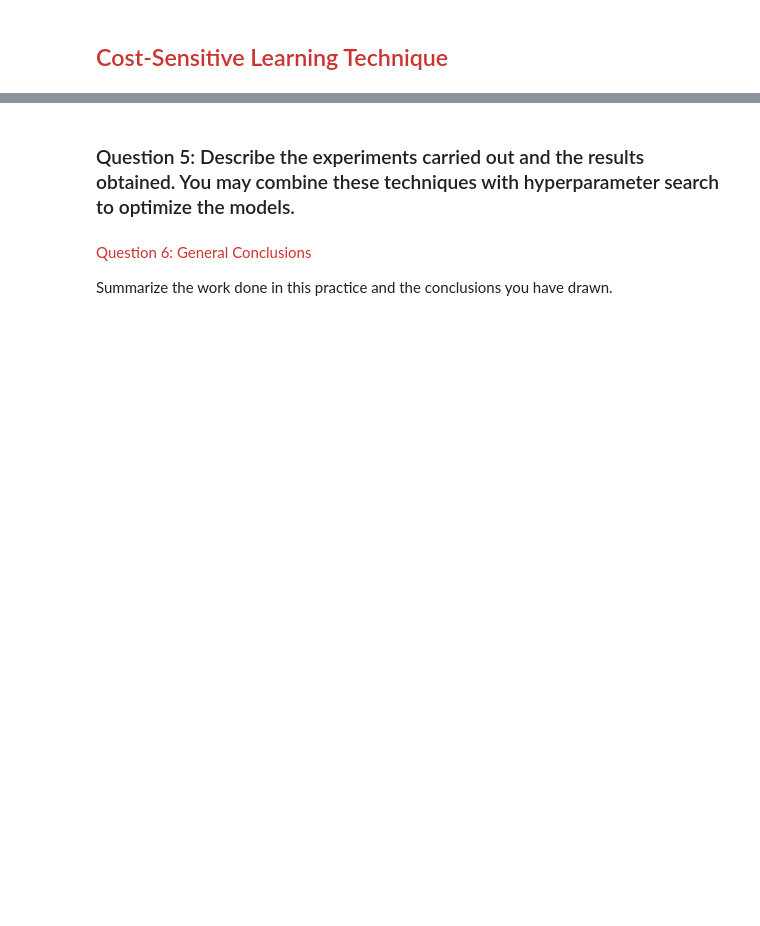
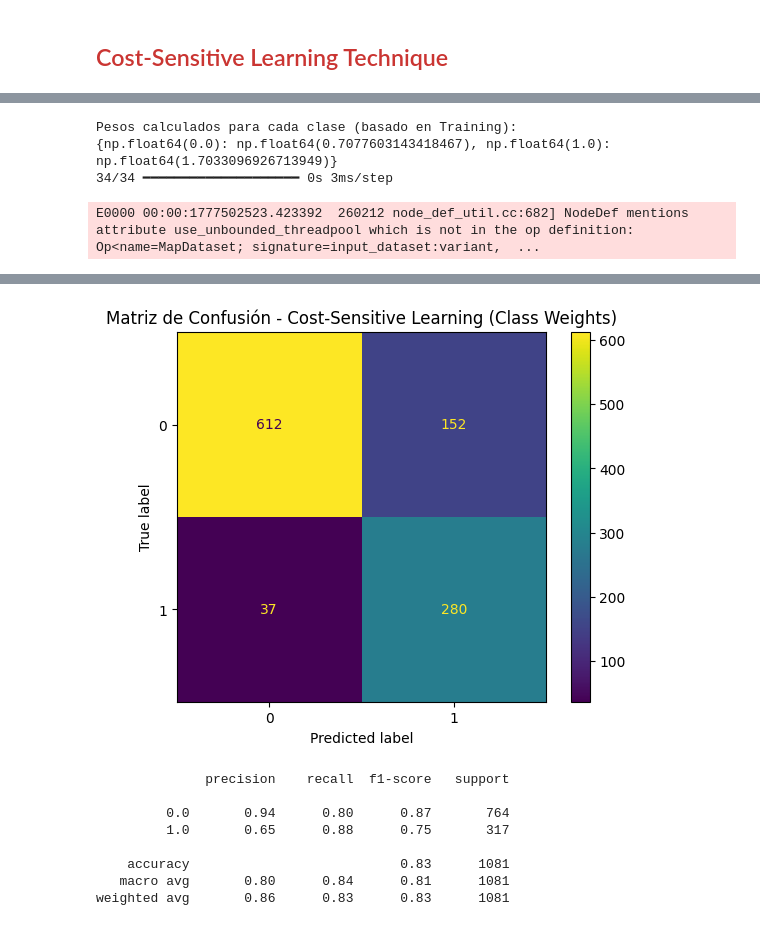
Before and after one commit to ignaciogh33/Neuro, a Jupyter notebook: p3/Neuro_P3_enunciado_2025_2026.ipynb, the cells around one changed output, grey strips where cells are left out. Cells and saved outputs as stored; diff of their text form; code cells hidden in the pictures; blank space fills up the shorter version.

```diff
--- a/p3/Neuro_P3_enunciado_2025_2026.ipynb
+++ b/p3/Neuro_P3_enunciado_2025_2026.ipynb
@@ -683,7 +805,8 @@ from keras.callbacks import EarlyStopping
 # Calculamos los pesos dinámicamente según la proporción inversa de frecuencias
 # utilizando estrictamente el conjunto de entrenamiento (y_train)
 classes = np.unique(y_train)
-weights = compute_class_weight(class_weight='balanced', classes=classes, y=y_train)
+weights = compute_class_weight(
+    class_weight='balanced', classes=classes, y=y_train)
 class_weight_dict = dict(zip(classes, weights))
 
 print("Pesos calculados para cada clase (basado en Training):")
@@ -692,11 +815,13 @@ print(class_weight_dict)
 # Construimos una red neuronal nueva utilizando la mejor configuración hiperparamétrica encontrada
 nn_cw = tuner.hypermodel.build(best_hp)
 
-stop_early_cw = EarlyStopping(monitor='val_PRC', patience=10, mode='max', restore_best_weights=True)
+stop_early_cw = EarlyStopping(
+    monitor='val_PRC', patience=10, mode='max', restore_best_weights=True)
 
 # Entrenamos con los sets originales (x_train, y_train) pesados y validamos con originales
 history_cw = nn_cw.fit(x_train, y_train, epochs=150, verbose=0,
-                       class_weight=class_weight_dict, validation_data=(x_val, y_val),
+                       class_weight=class_weight_dict, validation_data=(
+                           x_val, y_val),
                        callbacks=[stop_early_cw])
 
 y_pred_cw = nn_cw.predict(x_val)
@@ -708,3 +833,8 @@ plt.title("Matriz de Confusión - Cost-Sensitive Learning (Class Weights)")
 plt.show()
 
 print(classification_report(y_val, y_pred_cw))
+# %% [output]
+Pesos calculados para cada clase (basado en Training):
+{np.float64(0.0): np.float64(0.7077603143418467), np.float64(1.0): np.float64(1.7033096926713949)}
+34/34 ━━━━━━━━━━━━━━━━━━━━ 0s 3ms/step
+E0000 00:00:1777502523.423392  260212 node_def_util.cc:682] NodeDef mentions attribute use_unbounded_threadpool which is not in the op definition: Op<name=MapDataset; signature=input_dataset:variant,  ...
@@ -711,6 +842,9 @@ print(classification_report(y_val, y_pred_cw))
+[figure, added]
+              precision    recall  f1-score   support
+
+         0.0       0.94      0.80      0.87       764
+         1.0       0.65      0.88      0.75       317
+
+    accuracy                           0.83      1081
+   macro avg       0.80      0.84      0.81      1081
+weighted avg       0.86      0.83      0.83      1081
-# %% [markdown]
-### Question 5: Describe the experiments carried out and the results obtained. You may combine these techniques with hyperparameter search to optimize the models.
-# %% [markdown]
-<font color="#CA3532">Question 6: General Conclusions</font>
-
-Summarize the work done in this practice and the conclusions you have drawn.
```
Also changed, not shown: parts of 23 cells of this notebook, 32 other files.
